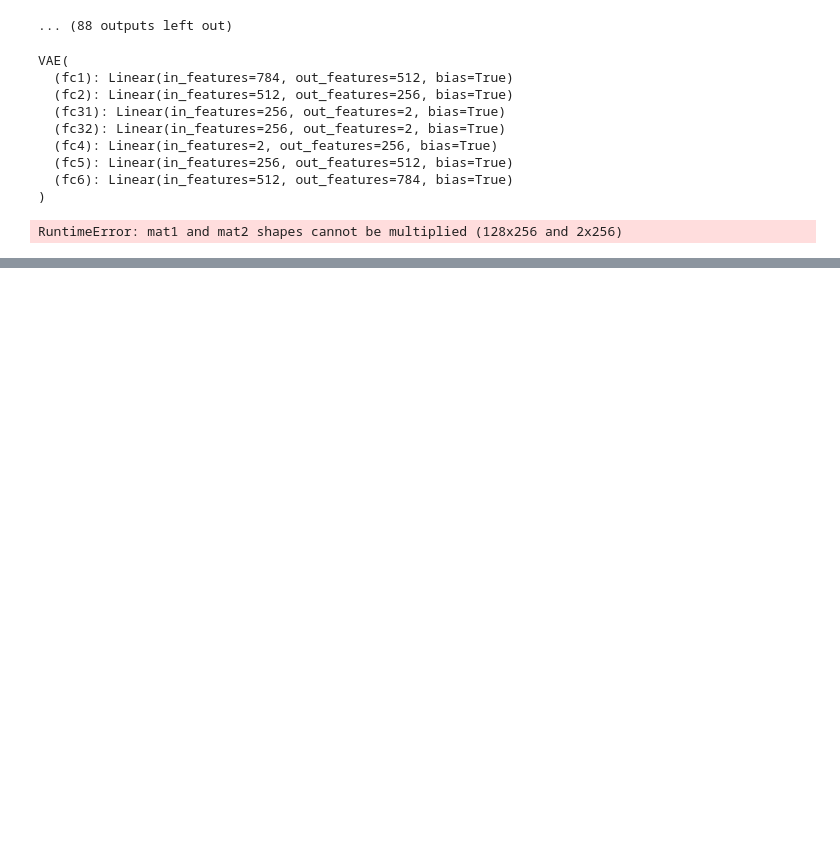
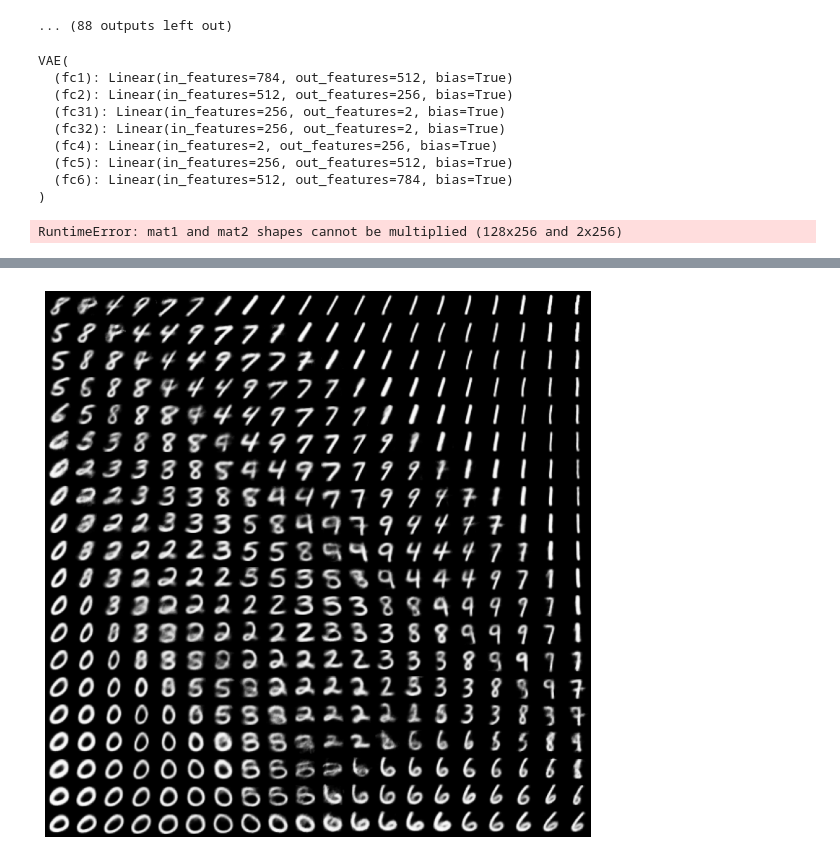
Before and after one commit to vimarsh244/SAiDL-Assignment-2024, a Jupyter notebook: Q5_VAE/mnist_vae_v0_2.ipynb, the cells around one changed output, grey strips where cells are left out. Saved outputs shown, nothing was run; the diff lists cells and outputs as text; code cells hidden in the pictures; blank space fills up the shorter version.

```diff
--- a/Q5_VAE/mnist_vae_v0_2.ipynb
+++ b/Q5_VAE/mnist_vae_v0_2.ipynb
@@ -411,0 +439,37 @@ plt.show()
+# %%
+import torch
+import numpy as np
+import torch.nn.functional as F
+import torchvision.transforms as transforms
+import matplotlib.pyplot as plt
+
+def plot_latent_images(model, n, digit_size=28):
+    """Plots n x n digit images decoded from the latent space."""
+
+    device = torch.device("cuda" if torch.cuda.is_available() else "cpu")
+    model = model.to(device)
+
+    norm = torch.distributions.Normal(0, 1)
+    grid_x = norm.icdf(torch.linspace(0.05, 0.95, n).to(device))
+    grid_y = norm.icdf(torch.linspace(0.05, 0.95, n).to(device))
+    image_width = digit_size * n
+    image_height = image_width
+    image = torch.zeros((image_height, image_width)).to(device)
+
+    with torch.no_grad():
+        for i, yi in enumerate(grid_x):
+            for j, xi in enumerate(grid_y):
+                z = torch.tensor([[xi, yi]]).to(device)
+                x_decoded = model.decoder(z)
+                digit = x_decoded.view(digit_size, digit_size)
+                image[i * digit_size: (i + 1) * digit_size,
+                      j * digit_size: (j + 1) * digit_size] = digit.cpu()
+
+    plt.figure(figsize=(10, 10))
+    plt.imshow(image, cmap='Greys_r')
+    plt.axis('Off')
+    plt.show()
+# %%
+plot_latent_images(vae, 20)
+# %% [output]
+[figure, added]
```
Also changed, not shown: parts of 6 cells of this notebook, 7 other files.
